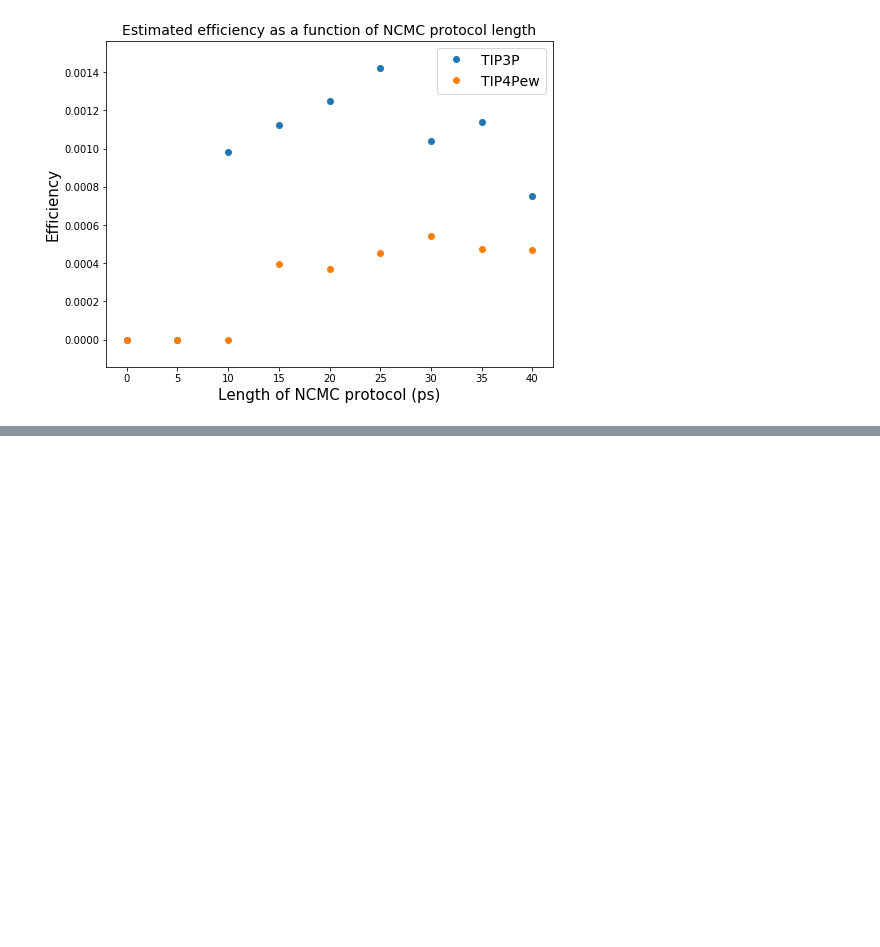
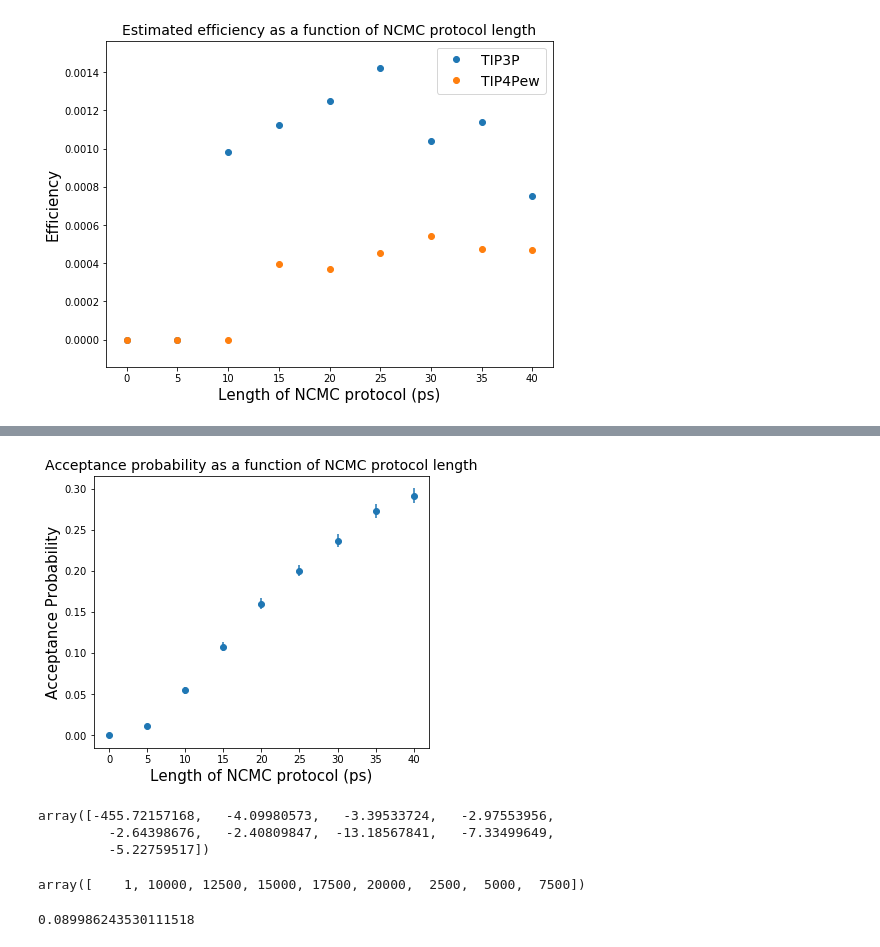
Before and after one commit to choderalab/saltswap-results, a Jupyter notebook: ncmc_optimization/analysis/NCMC Optimization.ipynb, the cells around one changed output, grey strips where cells are left out. Saved outputs shown, nothing was run; the diff lists cells and outputs as text; code cells hidden in the pictures; blank space fills up the shorter version.

```diff
--- a/ncmc_optimization/analysis/NCMC Optimization.ipynb
+++ b/ncmc_optimization/analysis/NCMC Optimization.ipynb
@@ -76,0 +131,24 @@ plt.show()
+# %%
+plt.figure(figsize=[6,5])
+plt.errorbar(t3p.protocol_length, t3p.accept, yerr=t3p.accept_error*2, fmt='o', label='TIP3P')
+#plt.ylim((0 - graph_nudge, np.max(t3p_efficieny) + graph_nudge))
+plt.xlabel('Length of NCMC protocol (ps)', fontsize=15)
+plt.ylabel('Acceptance Probability', fontsize=15)
+plt.title('Acceptance probability as a function of NCMC protocol length', fontsize=14)
+plt.show()
+# %% [output]
+[figure, added]
+# %%
+t3p.log_accept
+# %% [output]
+array([-455.72157168,   -4.09980573,   -3.39533724,   -2.97553956,
+         -2.64398676,   -2.40809847,  -13.18567841,   -7.33499649,
+         -5.22759517])
+# %%
+t3p.npert
+# %% [output]
+array([    1, 10000, 12500, 15000, 17500, 20000,  2500,  5000,  7500])
+# %%
+np.exp(-2.40809847)
+# %% [output]
+0.089986243530111518
```
Also changed, not shown: parts of 10 cells of this notebook, 30 other files.
